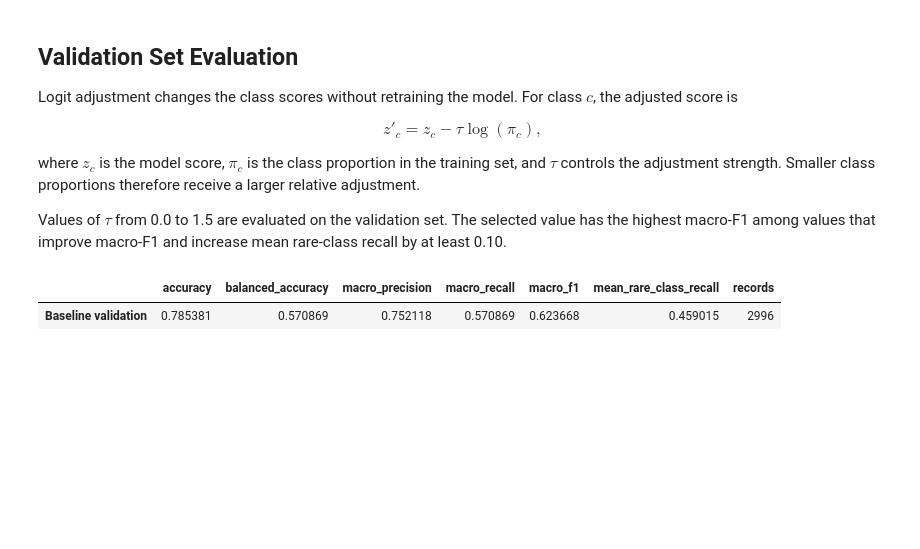
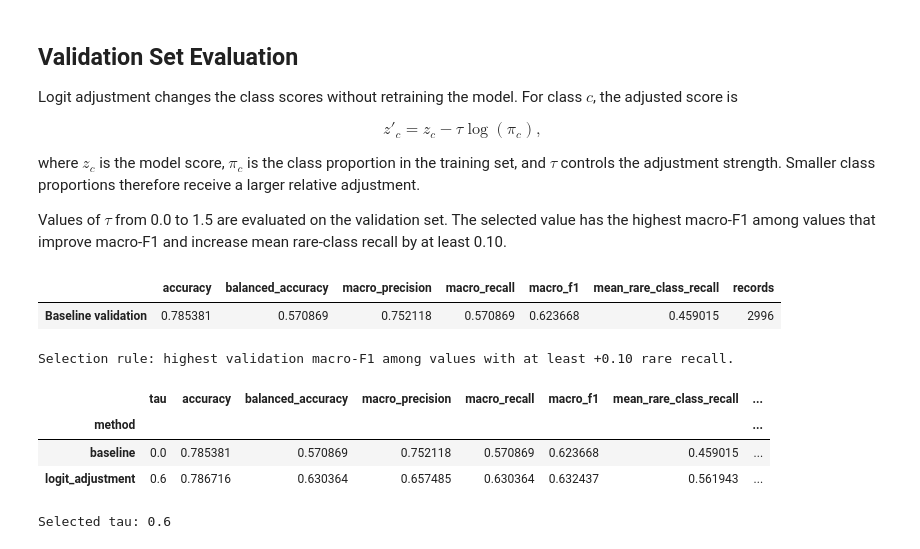
Before and after one commit to Althaf-0130/Fine-Grained-Photovoltaic-Fault-Classification-from-Infrared-Images, a Jupyter notebook: PV_Fault_Classification_Colab.ipynb, the cells around one changed output. Cells and saved outputs as stored; diff of their text form; code cells hidden in the pictures; blank space fills up the shorter version.

```diff
--- a/PV_Fault_Classification_Colab.ipynb
+++ b/PV_Fault_Classification_Colab.ipynb
@@ -951,0 +992,37 @@ baseline_sweep = sweep_df.iloc[0]
+# %%
+if candidates.empty:
+    selected = sweep_df.sort_values(
+        "macro_f1",
+        ascending=False,
+    ).iloc[0]
+    selection_rule = "highest validation macro-F1"
+else:
+    selected = candidates.sort_values(
+        "macro_f1",
+        ascending=False,
+    ).iloc[0]
+    selection_rule = (
+        "highest validation macro-F1 among values "
+        "with at least +0.10 rare recall"
+    )
+
+SELECTED_TAU = float(selected["tau"])
+print(f"Selection rule: {selection_rule}.")
+# %% [output]
+Selection rule: highest validation macro-F1 among values with at least +0.10 rare recall.
+# %%
+sweep_df.to_csv(
+    OUTPUT_DIR / "validation_logit_adjustment_sweep.csv",
+    index=False,
+)
+display(pd.DataFrame([
+    {"method": "baseline", **baseline_sweep.to_dict()},
+    {"method": "logit_adjustment", **selected.to_dict()},
+]).set_index("method"))
+print(f"Selected tau: {SELECTED_TAU:.1f}")
+# %% [output]
+|  | tau | accuracy | balanced_accuracy | macro_precision | macro_recall | macro_f1 | mean_rare_class_recall | ... |
+| method |  |  |  |  |  |  |  | ... |
+| baseline | 0.0 | 0.785381 | 0.570869 | 0.752118 | 0.570869 | 0.623668 | 0.459015 | ... |
+| logit_adjustment | 0.6 | 0.786716 | 0.630364 | 0.657485 | 0.630364 | 0.632437 | 0.561943 | ... |
+Selected tau: 0.6
```
Also changed, not shown: parts of 5 cells of this notebook.
